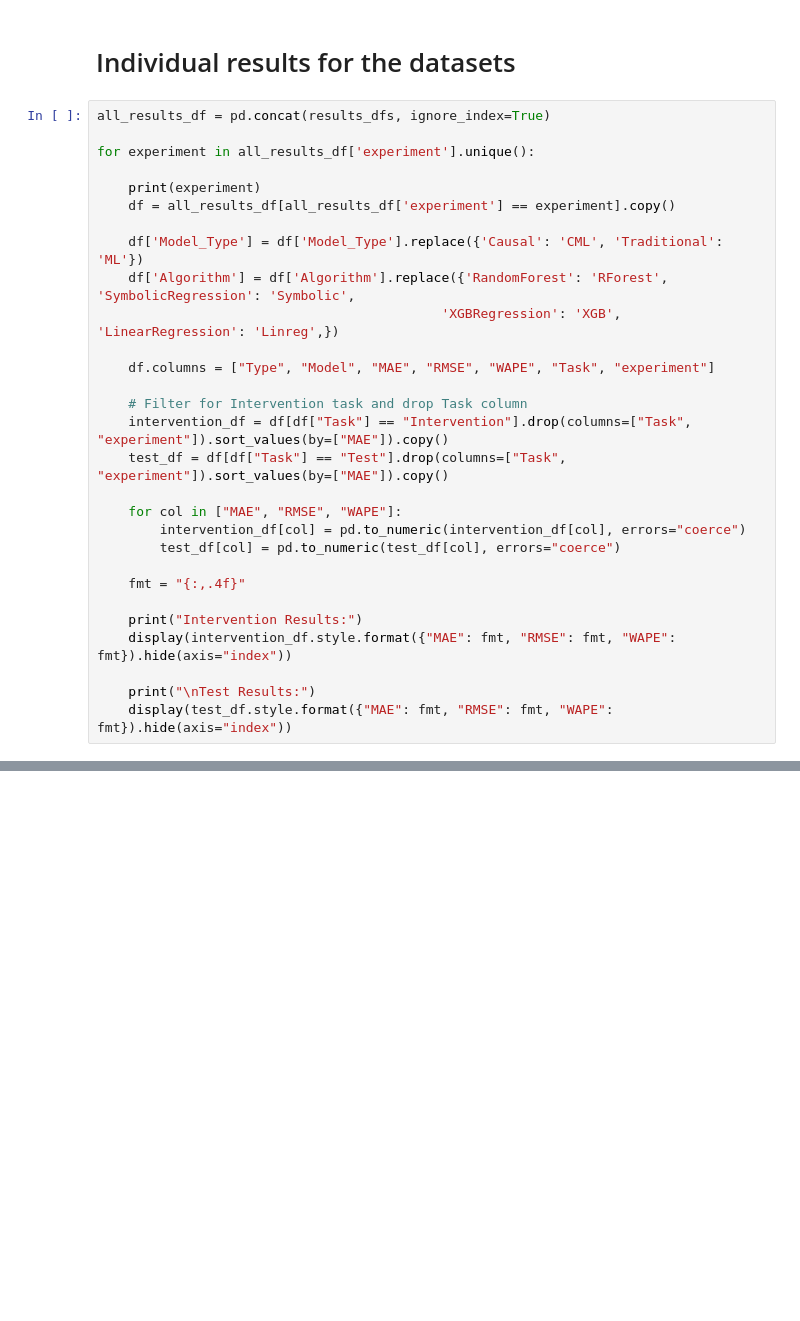
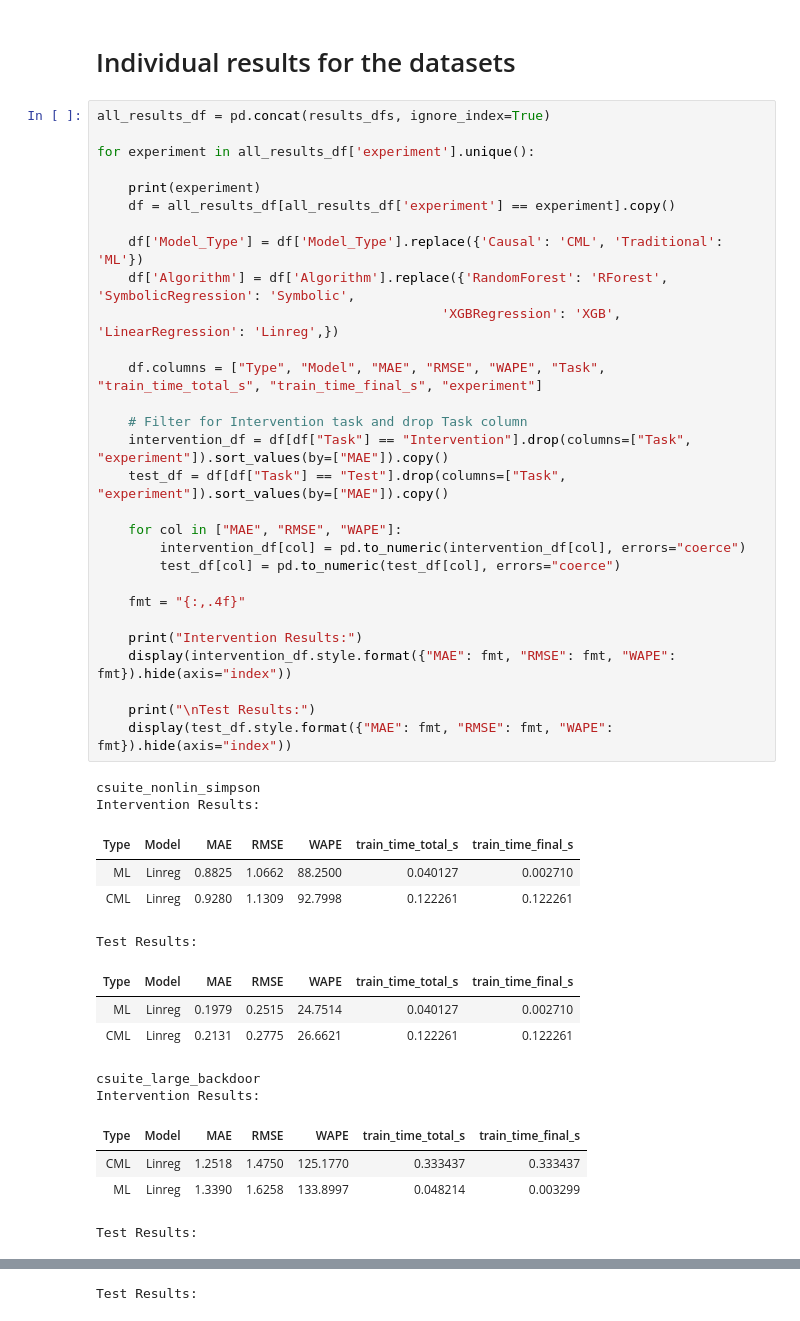
Before and after one commit to zapataunipaderborn/inherently_interpretable_causal_ml, a Jupyter notebook: src/003_benchmark.ipynb, the cells around one changed output, grey strips where cells are left out. Drawn from its saved outputs; the diff is of its cells as text; blank space fills up the shorter version.

```diff
--- a/src/003_benchmark.ipynb
+++ b/src/003_benchmark.ipynb
@@ -267,29 +327,45 @@ print(f"Saved aggregated results → {save_path}")
 # %%
 all_results_df = pd.concat(results_dfs, ignore_index=True)
 
 for experiment in all_results_df['experiment'].unique():
 
     print(experiment)
     df = all_results_df[all_results_df['experiment'] == experiment].copy()
 
     df['Model_Type'] = df['Model_Type'].replace({'Causal': 'CML', 'Traditional': 'ML'})
     df['Algorithm'] = df['Algorithm'].replace({'RandomForest': 'RForest', 'SymbolicRegression': 'Symbolic',
                                             'XGBRegression': 'XGB', 'LinearRegression': 'Linreg',})
 
-    df.columns = ["Type", "Model", "MAE", "RMSE", "WAPE", "Task", "experiment"]
+    df.columns = ["Type", "Model", "MAE", "RMSE", "WAPE", "Task", "train_time_total_s", "train_time_final_s", "experiment"]
 
     # Filter for Intervention task and drop Task column
     intervention_df = df[df["Task"] == "Intervention"].drop(columns=["Task", "experiment"]).sort_values(by=["MAE"]).copy()
     test_df = df[df["Task"] == "Test"].drop(columns=["Task", "experiment"]).sort_values(by=["MAE"]).copy()
 
     for col in ["MAE", "RMSE", "WAPE"]:
         intervention_df[col] = pd.to_numeric(intervention_df[col], errors="coerce")
         test_df[col] = pd.to_numeric(test_df[col], errors="coerce")
 
     fmt = "{:,.4f}"
 
     print("Intervention Results:")
     display(intervention_df.style.format({"MAE": fmt, "RMSE": fmt, "WAPE": fmt}).hide(axis="index"))
 
     print("\nTest Results:")
     display(test_df.style.format({"MAE": fmt, "RMSE": fmt, "WAPE": fmt}).hide(axis="index"))
+# %% [output]
+csuite_nonlin_simpson
+Intervention Results:
+| Type | Model | MAE | RMSE | WAPE | train_time_total_s | train_time_final_s |
+| ML | Linreg | 0.8825 | 1.0662 | 88.2500 | 0.040127 | 0.002710 |
+| CML | Linreg | 0.9280 | 1.1309 | 92.7998 | 0.122261 | 0.122261 |
+Test Results:
+| Type | Model | MAE | RMSE | WAPE | train_time_total_s | train_time_final_s |
+| ML | Linreg | 0.1979 | 0.2515 | 24.7514 | 0.040127 | 0.002710 |
+| CML | Linreg | 0.2131 | 0.2775 | 26.6621 | 0.122261 | 0.122261 |
+csuite_large_backdoor
+Intervention Results:
+| Type | Model | MAE | RMSE | WAPE | train_time_total_s | train_time_final_s |
+| CML | Linreg | 1.2518 | 1.4750 | 125.1770 | 0.333437 | 0.333437 |
+| ML | Linreg | 1.3390 | 1.6258 | 133.8997 | 0.048214 | 0.003299 |
+Test Results:
@@ -295,0 +380 @@ for experiment in all_results_df['experiment'].unique():
+Test Results:
```
Also changed, not shown: parts of 6 cells of this notebook, 22 other files.
